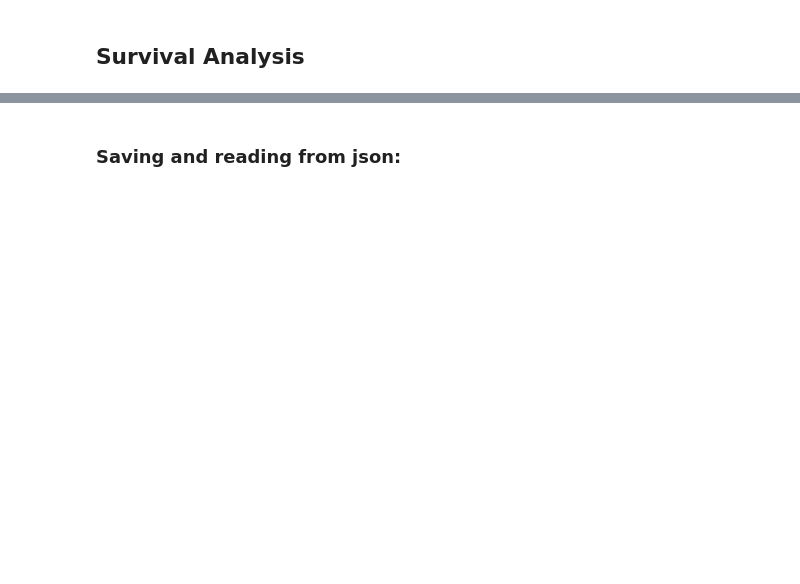
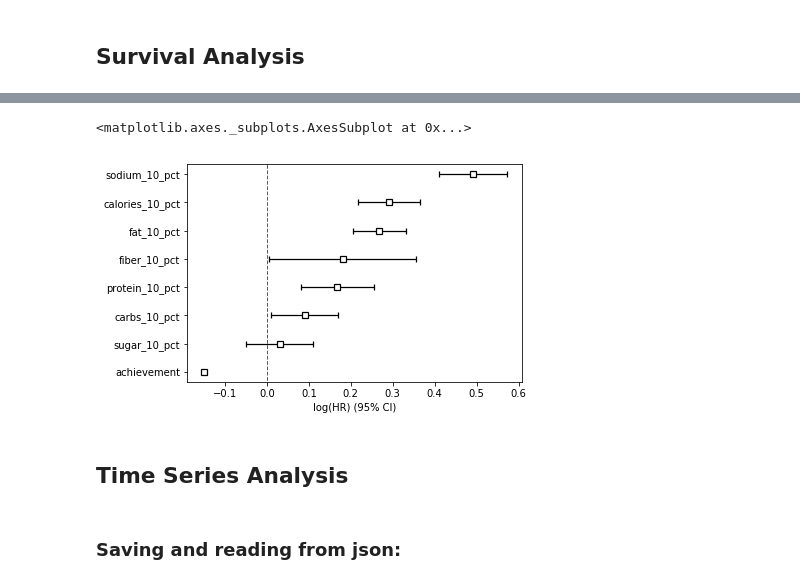
Before and after one commit to rokaandy/mfp-nutrition-survival-analysis, a Jupyter notebook: nutrition.ipynb, the cells around one changed output, grey strips where cells are left out. Drawn from its saved outputs; the diff is of its cells as text; code cells hidden in the pictures; blank space fills up the shorter version.

```diff
--- a/nutrition.ipynb
+++ b/nutrition.ipynb
@@ -264,0 +256,4 @@ survival.head()
+# %%
+survival_df['90day_churn'] = np.where(survival_df['days'] <= 90, 1, 0)
+survival_df = survival_df.drop(['45day_churn'], axis=1)
+survival_df.head()
@@ -264,0 +267,3 @@ survival.head()
+# %%
+ninety_days = cph.fit(survival_df, duration_col='days', event_col='90day_churn')
+ninety_days.print_summary()
@@ -264,0 +288,7 @@ survival.head()
+# %%
+ninety_days.plot()
+# %% [output]
+<matplotlib.axes._subplots.AxesSubplot at 0x...>
+[figure, added]
+# %% [markdown]
+## Time Series Analysis
```
Also changed, not shown: parts of 58 cells of this notebook, 2 other files.
